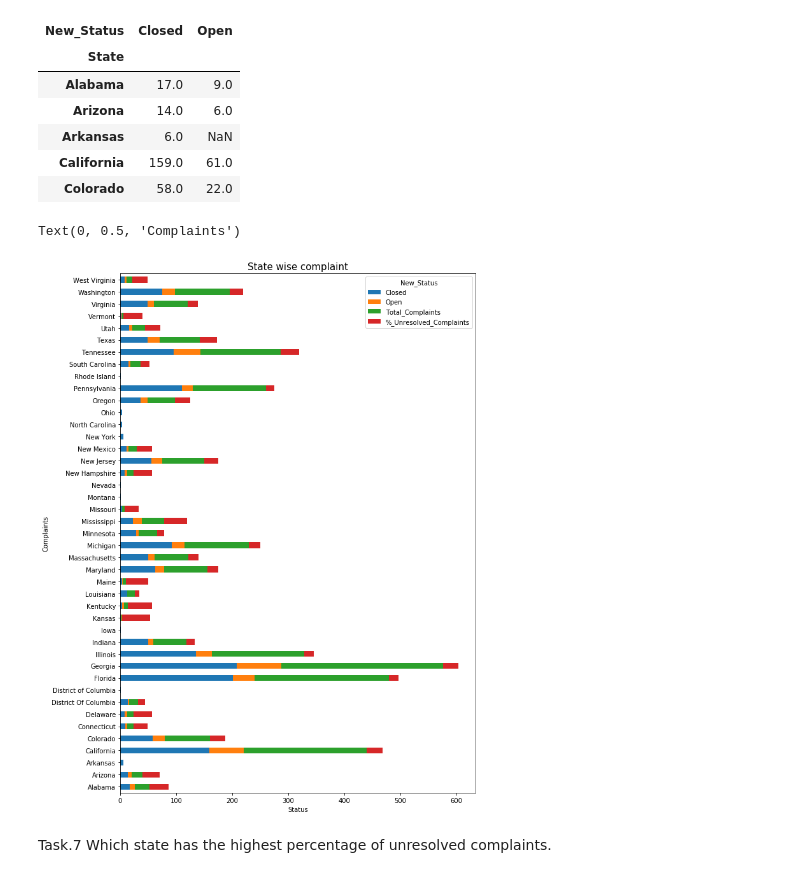
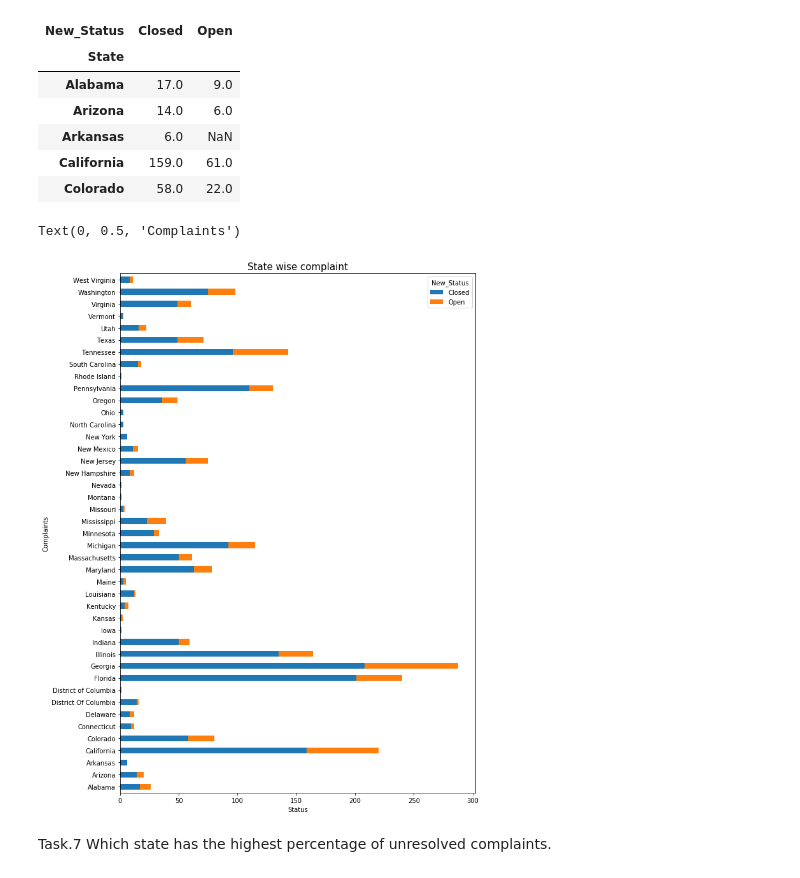
Before and after one commit to shishir247/ML-Projects-with-python, a Jupyter notebook: Comcast_telecom_complaints_data_analysis.ipynb, the cells around one changed output. Saved outputs shown, nothing was run; the diff lists cells and outputs as text; code cells hidden in the pictures.

```diff
--- a/Comcast_telecom_complaints_data_analysis.ipynb
+++ b/Comcast_telecom_complaints_data_analysis.ipynb
@@ -400,13 +400,13 @@ state_wise_status.head()
 | Colorado | 58.0 | 22.0 |
 # %%
 # state wise status of complaints in a stacked bar chart
-state_wise_status.plot(kind = "barh", figsize = (10,15), stacked = True)
+data.groupby(["State", "New_Status"]).size().unstack().plot(kind = "barh", figsize = (10,15), stacked = True)
 plt.title("State wise complaint", fontsize = 15) #plot title
 plt.xlabel('Status',fontsize = 10) # plot x_label
 plt.ylabel("Complaints",fontsize = 10) # plot y_label
 # %% [output]
 Text(0, 0.5, 'Complaints')
-[figure, old version]
+[figure, new version]
 # %% [markdown]
 Task.7 Which state has the highest percentage of unresolved complaints.
 # %%
```
Also changed, not shown: parts of 3 cells of this notebook.
